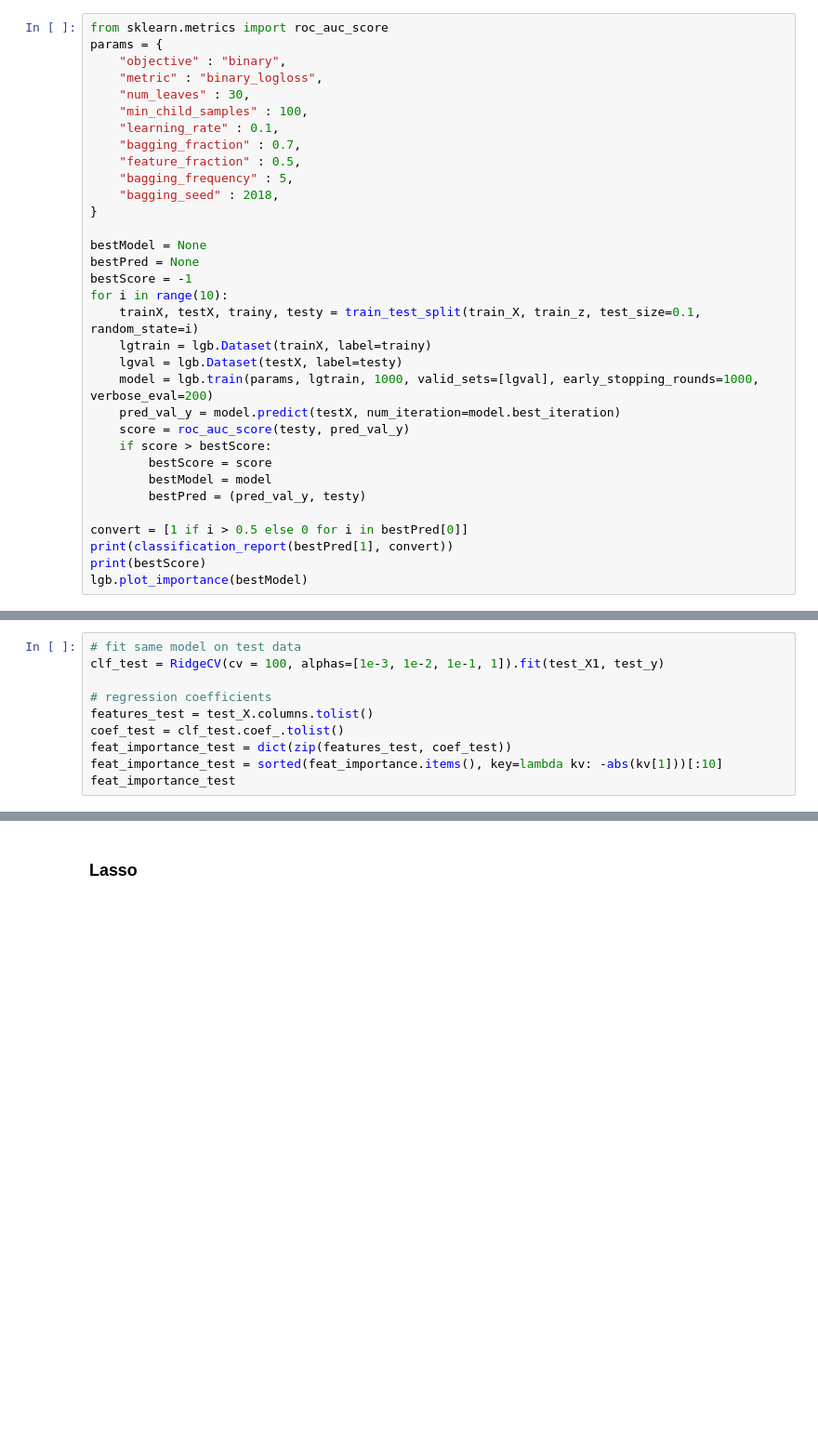
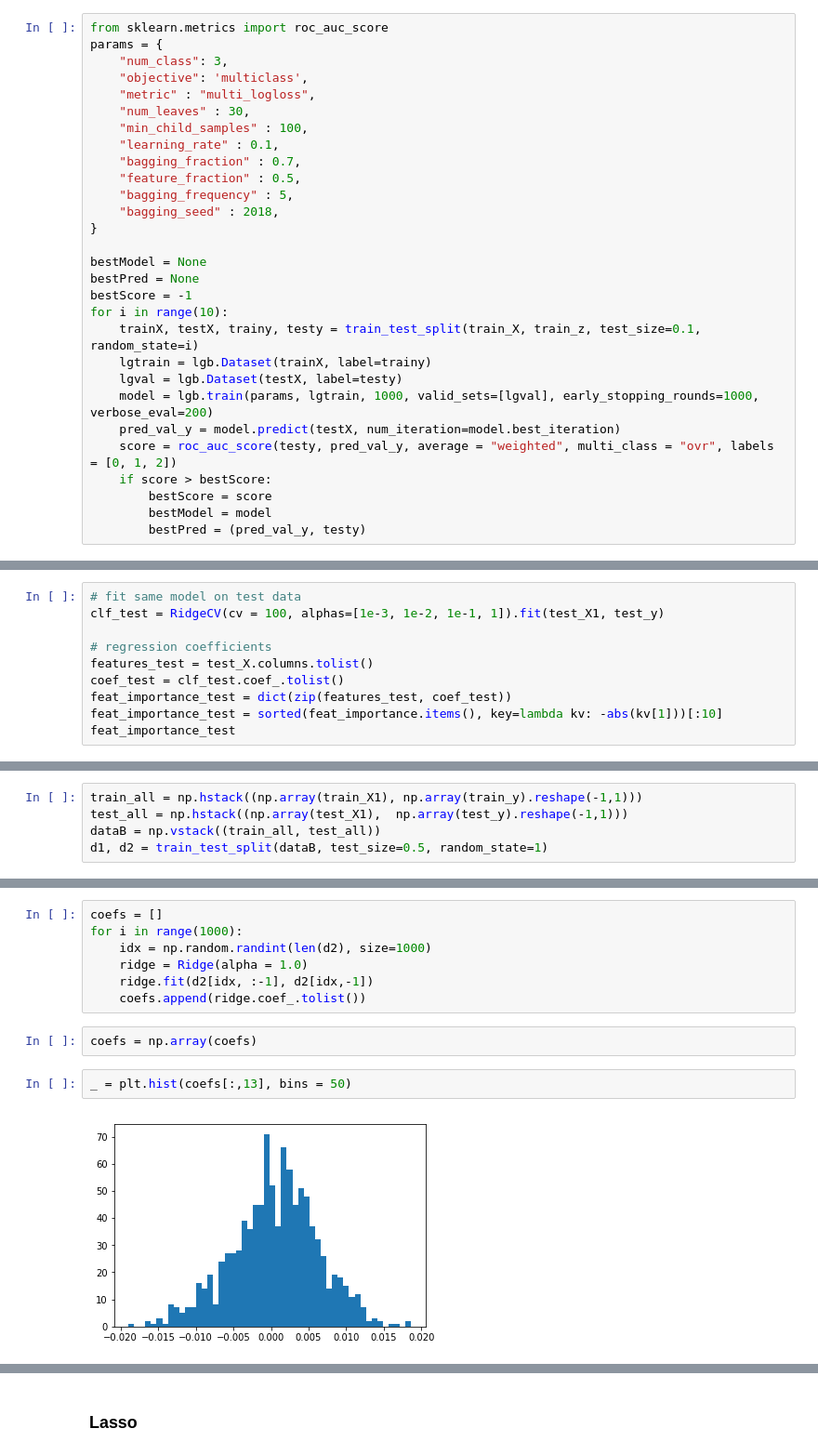
Before and after one commit to AlexaYuqinD/MS-E226-Project, a Jupyter notebook: Prediction.ipynb, the cells around one changed output, grey strips where cells are left out. Shown at 93% size. Cells and saved outputs as stored; diff of their text form; blank space fills up the shorter version.

```diff
--- a/Prediction.ipynb
+++ b/Prediction.ipynb
@@ -213,8 +211,9 @@ def run_lgbc(train_X, train_y, val_X, val_y):
 # %%
 from sklearn.metrics import roc_auc_score
 params = {
-    "objective" : "binary",
-    "metric" : "binary_logloss",
+    "num_class": 3,
+    "objective": 'multiclass',
+    "metric" : "multi_logloss",
     "num_leaves" : 30,
     "min_child_samples" : 100,
     "learning_rate" : 0.1,
@@ -233,15 +232,10 @@ for i in range(10):
     lgval = lgb.Dataset(testX, label=testy)
     model = lgb.train(params, lgtrain, 1000, valid_sets=[lgval], early_stopping_rounds=1000, verbose_eval=200)
     pred_val_y = model.predict(testX, num_iteration=model.best_iteration)
-    score = roc_auc_score(testy, pred_val_y)
+    score = roc_auc_score(testy, pred_val_y, average = "weighted", multi_class = "ovr", labels = [0, 1, 2])
     if score > bestScore:
         bestScore = score
         bestModel = model
         bestPred = (pred_val_y, testy)
-
-convert = [1 if i > 0.5 else 0 for i in bestPred[0]]
-print(classification_report(bestPred[1], convert))
-print(bestScore)
-lgb.plot_importance(bestModel)
 # %% [output]
 Training until validation scores don't improve for 1000 rounds
@@ -360,0 +373,5 @@ feat_importance_test
+# %%
+train_all = np.hstack((np.array(train_X1), np.array(train_y).reshape(-1,1)))
+test_all = np.hstack((np.array(test_X1),  np.array(test_y).reshape(-1,1)))
+dataB = np.vstack((train_all, test_all))
+d1, d2 = train_test_split(dataB, test_size=0.5, random_state=1)
@@ -360,0 +384,13 @@ feat_importance_test
+# %%
+coefs = []
+for i in range(1000):
+    idx = np.random.randint(len(d2), size=1000)
+    ridge = Ridge(alpha = 1.0)
+    ridge.fit(d2[idx, :-1], d2[idx,-1])
+    coefs.append(ridge.coef_.tolist())
+# %%
+coefs = np.array(coefs)
+# %%
+_ = plt.hist(coefs[:,13], bins = 50)
+# %% [output]
+[figure, added]
```
Also changed, not shown: parts of 26 cells of this notebook, 1 other file.
